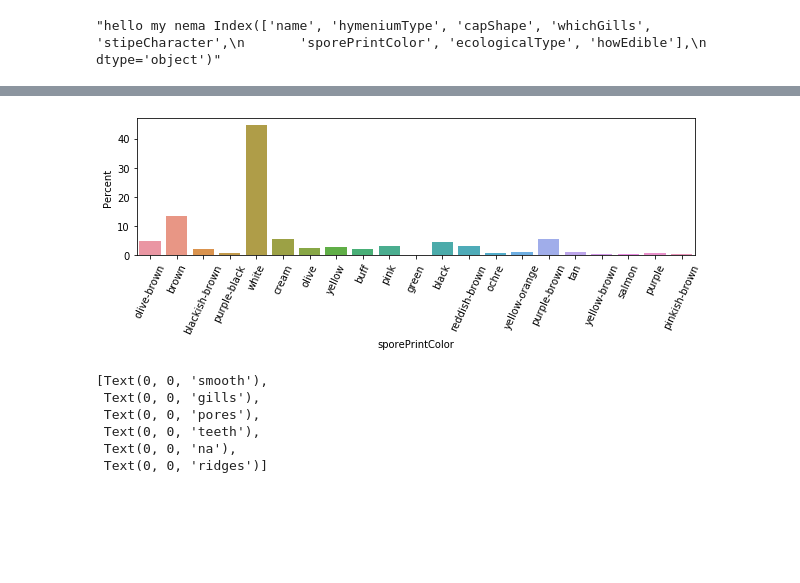
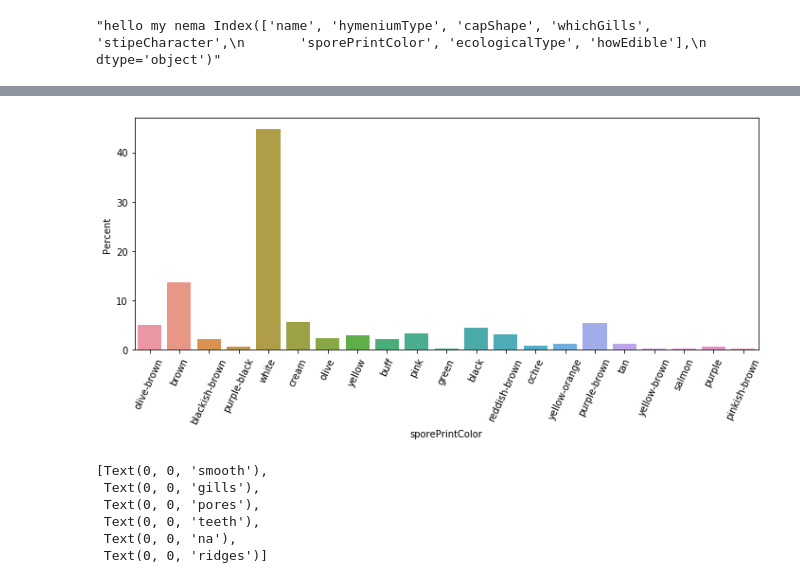
Before and after one commit to gseemann/mushroom, a Jupyter notebook: EDA.ipynb, the cells around one changed output, grey strips where cells are left out. Cells and saved outputs as stored; diff of their text form; code cells hidden in the pictures; blank space fills up the shorter version.

```diff
--- a/EDA.ipynb
+++ b/EDA.ipynb
@@ -195,12 +190,11 @@ for col in df.columns[1:]:
 # %%
 plt.figure(figsize=(10,5))
 ax = sns.barplot(x="sporePrintColor", y="sporePrintColor", data=df, orient="v", estimator=lambda x: len(x) / len(df) * 100)
 ax.set(ylabel="Percent")
 ax.set_xticklabels(ax.get_xticklabels(), rotation=65)
-plt.gcf().subplots_adjust(bottom=0.5)
-plt.savefig('sporePrintColor.png')
+plt.tight_layout()
 # %% [output]
-[figure, old version]
+[figure, new version]
 # %%
 plt.figure(figsize=(10,5))
 ax = sns.barplot(x='hymeniumType', y='hymeniumType', data=df, orient="v", estimator=lambda x: len(x) / len(df) * 100)
```
Also changed, not shown: parts of 6 cells of this notebook, 10 other files.
